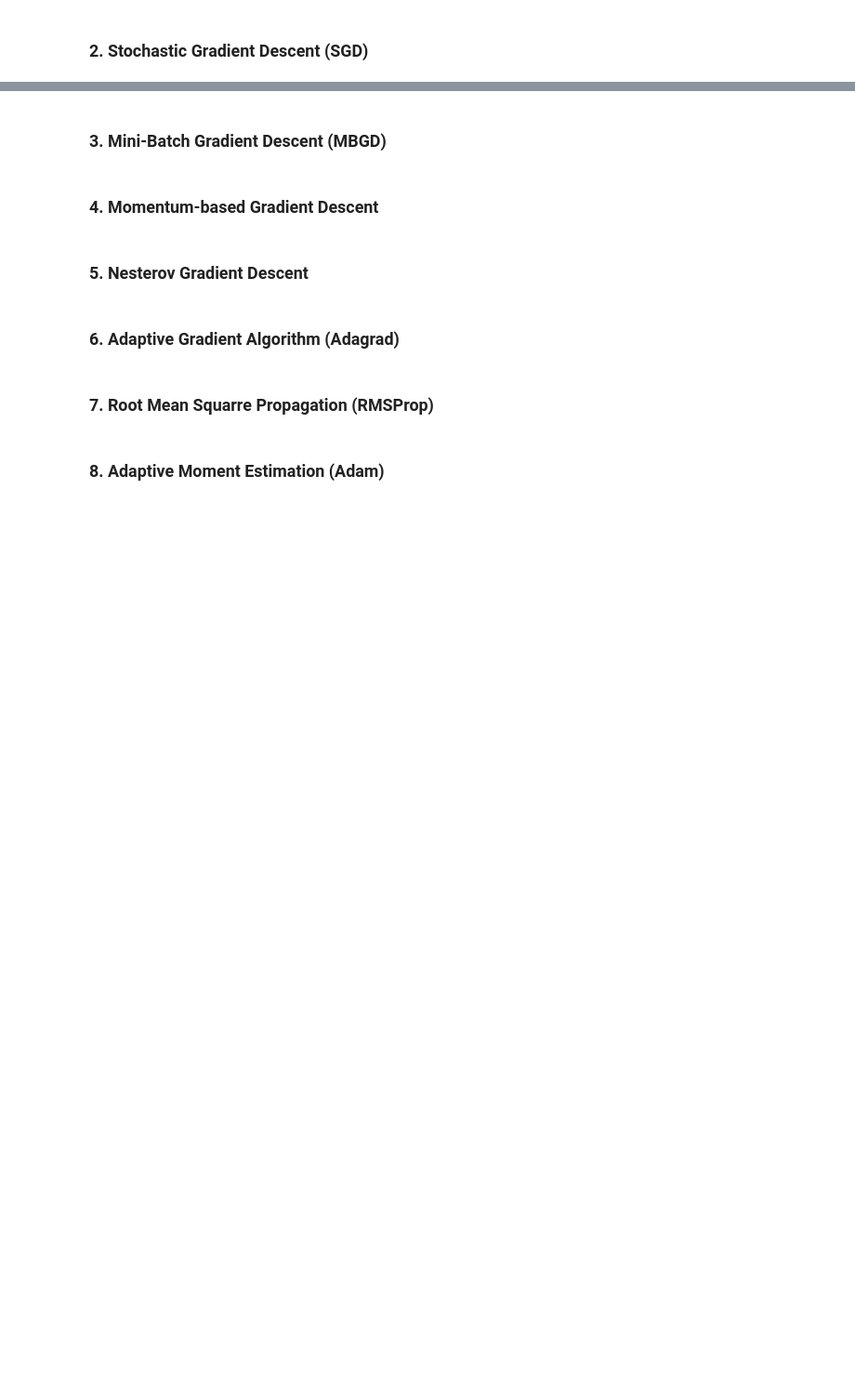
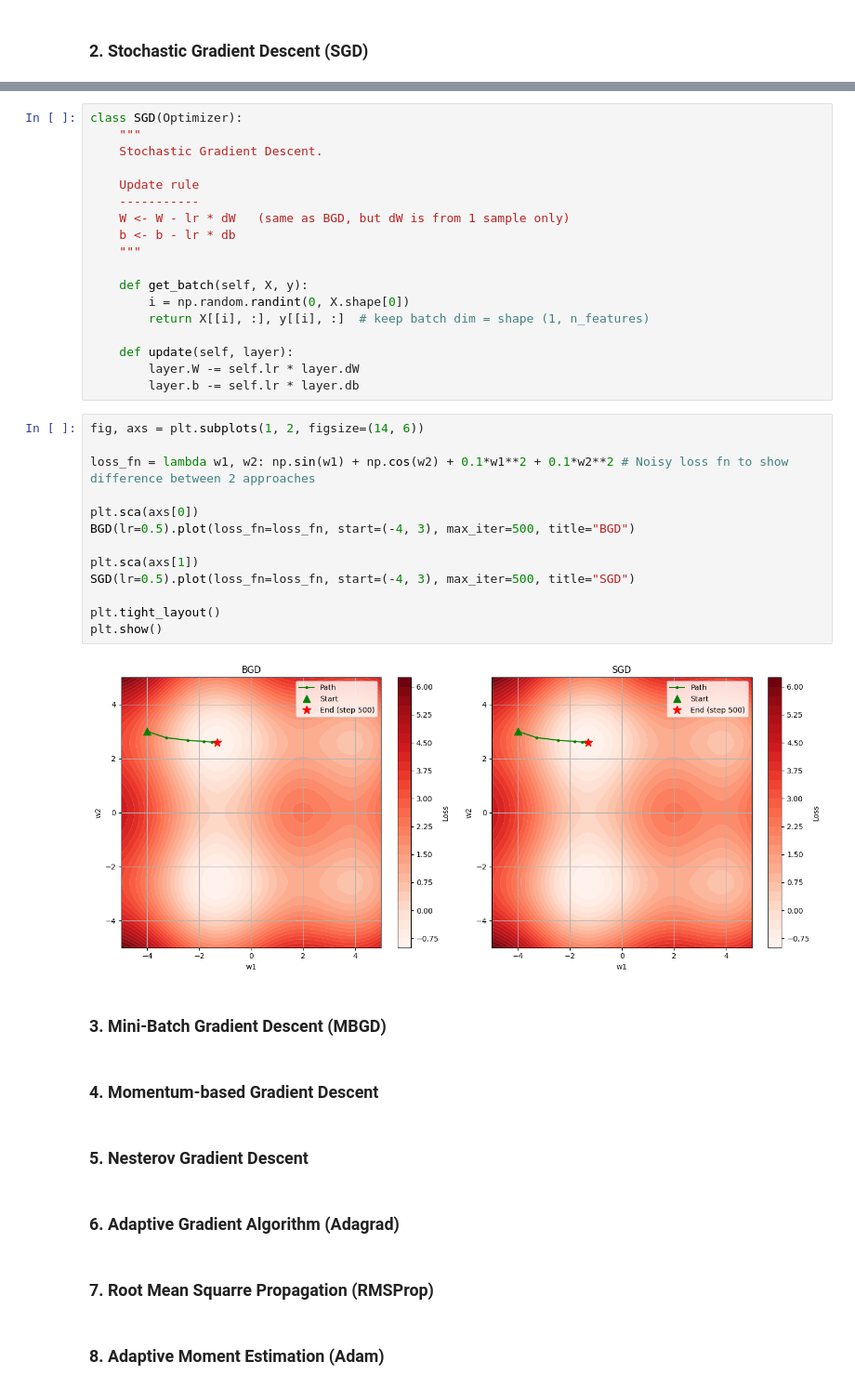
Before and after one commit to ikabrain/UCS761-Deep-Learning-Lab, a Jupyter notebook: DL_assign6.ipynb, the cells around one changed output, grey strips where cells are left out. Shown at 93% size. Drawn from its saved outputs; the diff is of its cells as text; blank space fills up the shorter version.

```diff
--- a/DL_assign6.ipynb
+++ b/DL_assign6.ipynb
@@ -120,3 +150,36 @@ class Optimizer:
+# %%
+class SGD(Optimizer):
+    """
+    Stochastic Gradient Descent.
+
+    Update rule
+    -----------
+    W <- W - lr * dW   (same as BGD, but dW is from 1 sample only)
+    b <- b - lr * db
+    """
+
+    def get_batch(self, X, y):
+        i = np.random.randint(0, X.shape[0])
+        return X[[i], :], y[[i], :]  # keep batch dim = shape (1, n_features)
+
+    def update(self, layer):
+        layer.W -= self.lr * layer.dW
+        layer.b -= self.lr * layer.db
+# %%
+fig, axs = plt.subplots(1, 2, figsize=(14, 6))
+
+loss_fn = lambda w1, w2: np.sin(w1) + np.cos(w2) + 0.1*w1**2 + 0.1*w2**2 # Noisy loss fn to show difference between 2 approaches
+
+plt.sca(axs[0])
+BGD(lr=0.5).plot(loss_fn=loss_fn, start=(-4, 3), max_iter=500, title="BGD")
+
+plt.sca(axs[1])
+SGD(lr=0.5).plot(loss_fn=loss_fn, start=(-4, 3), max_iter=500, title="SGD")
+
+plt.tight_layout()
+plt.show()
+# %% [output]
+[figure, added]
 # %% [markdown]
 ### 3. Mini-Batch Gradient Descent (MBGD)
 # %% [markdown]
```
Also changed, not shown: parts of 5 cells of this notebook.
